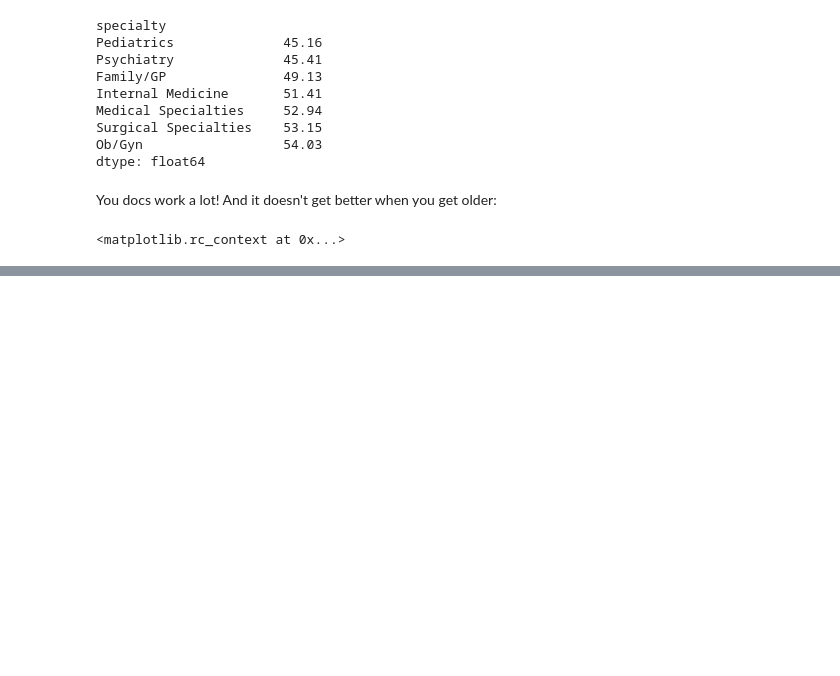
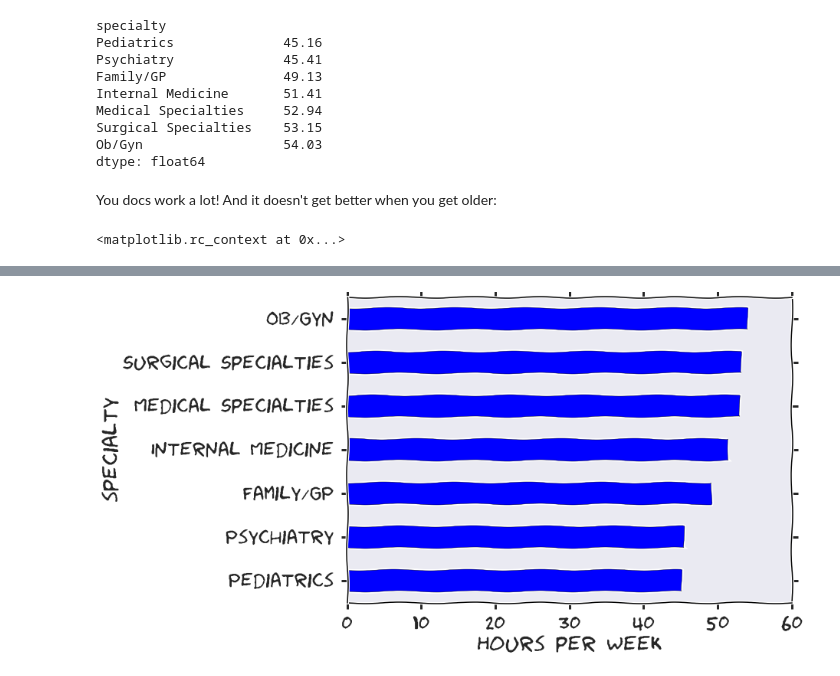
Before and after one commit to afcarl/iths-communicating-results-visually-2, a Jupyter notebook: 00_busy_doctor_figures.ipynb, the cells around one changed output, grey strips where cells are left out. Cells and saved outputs as stored; diff of their text form; code cells hidden in the pictures; blank space fills up the shorter version.

```diff
--- a/00_busy_doctor_figures.ipynb
+++ b/00_busy_doctor_figures.ipynb
@@ -77,0 +91,5 @@ plt.savefig('img/1.png')
+# %%
+t.plot(kind='barh')
+plt.xlabel('Hours per Week');
+# %% [output]
+[figure, added]
```
Also changed, not shown: parts of 4 cells of this notebook, 1 other file.
